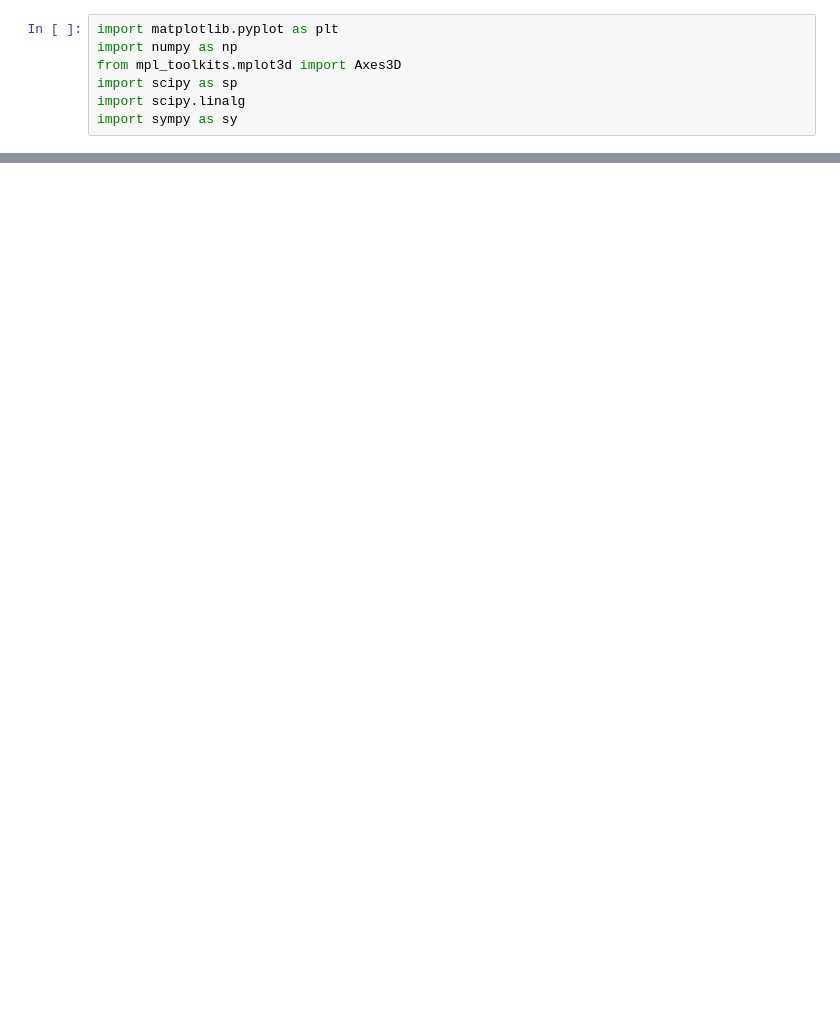
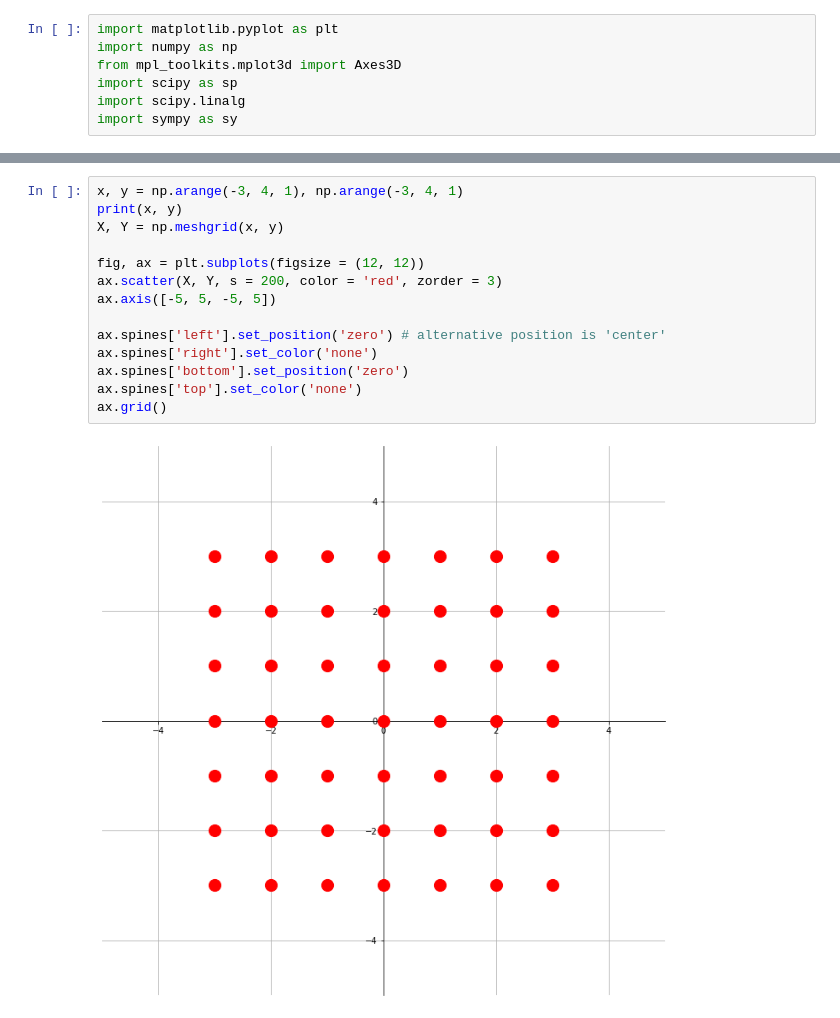
Before and after one commit to thanethereal/Data-Science-Roadmap, a Jupyter notebook: Linear_Algebra/Chapter1.ipynb, the cells around one changed output, grey strips where cells are left out. Drawn from its saved outputs; the diff is of its cells as text; blank space fills up the shorter version.

```diff
--- a/Linear_Algebra/Chapter1.ipynb
+++ b/Linear_Algebra/Chapter1.ipynb
@@ -29,0 +53,16 @@ ax.grid()
+# %%
+x, y = np.arange(-3, 4, 1), np.arange(-3, 4, 1)
+print(x, y)
+X, Y = np.meshgrid(x, y)
+
+fig, ax = plt.subplots(figsize = (12, 12))
+ax.scatter(X, Y, s = 200, color = 'red', zorder = 3)
+ax.axis([-5, 5, -5, 5])
+
+ax.spines['left'].set_position('zero') # alternative position is 'center'
+ax.spines['right'].set_color('none')
+ax.spines['bottom'].set_position('zero')
+ax.spines['top'].set_color('none')
+ax.grid()
+# %% [output]
+[figure, added]
```
Also changed, not shown: parts of 4 cells of this notebook.
